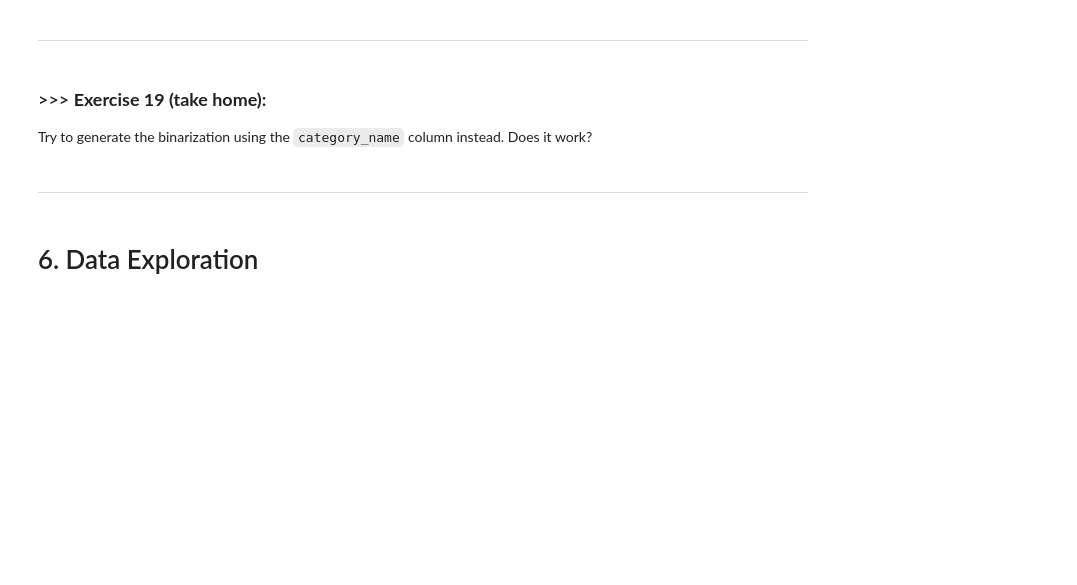
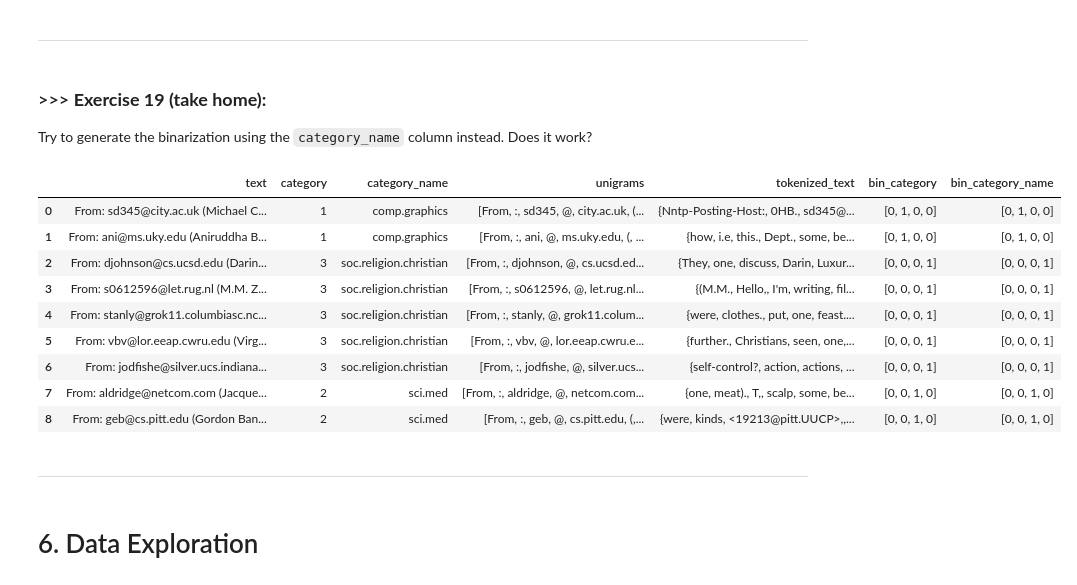
Before and after one commit to ArthurGII/Lab1_WINQWIST_Arthur, a Jupyter notebook: Copie_de_DM2025_Lab1_Master.ipynb, the cells around one changed output. Saved outputs shown, nothing was run; the diff lists cells and outputs as text; code cells hidden in the pictures; blank space fills up the shorter version.

```diff
--- a/Copie_de_DM2025_Lab1_Master.ipynb
+++ b/Copie_de_DM2025_Lab1_Master.ipynb
@@ -2136,3 +2225,22 @@ Try to generate the binarization using the `category_name` column instead. Does
+# %%
+# Answer here
+from sklearn import preprocessing
+
+mlb_name = preprocessing.LabelBinarizer()
+mlb_name.fit(X['category_name'])
+X['bin_category_name'] = mlb_name.transform(X['category_name']).tolist()
+X[0:9]
+# %% [output]
+|  | text | category | category_name | unigrams | tokenized_text | bin_category | bin_category_name |
+| 0 | From: sd345@city.ac.uk (Michael C... | 1 | comp.graphics | [From, :, sd345, @, city.ac.uk, (... | {Nntp-Posting-Host:, 0HB., sd345@... | [0, 1, 0, 0] | [0, 1, 0, 0] |
+| 1 | From: ani@ms.uky.edu (Aniruddha B... | 1 | comp.graphics | [From, :, ani, @, ms.uky.edu, (, ... | {how, i.e, this., Dept., some, be... | [0, 1, 0, 0] | [0, 1, 0, 0] |
+| 2 | From: djohnson@cs.ucsd.edu (Darin... | 3 | soc.religion.christian | [From, :, djohnson, @, cs.ucsd.ed... | {They, one, discuss, Darin, Luxur... | [0, 0, 0, 1] | [0, 0, 0, 1] |
+| 3 | From: s0612596@let.rug.nl (M.M. Z... | 3 | soc.religion.christian | [From, :, s0612596, @, let.rug.nl... | {(M.M., Hello,, I'm, writing, fil... | [0, 0, 0, 1] | [0, 0, 0, 1] |
+| 4 | From: stanly@grok11.columbiasc.nc... | 3 | soc.religion.christian | [From, :, stanly, @, grok11.colum... | {were, clothes., put, one, feast.... | [0, 0, 0, 1] | [0, 0, 0, 1] |
+| 5 | From: vbv@lor.eeap.cwru.edu (Virg... | 3 | soc.religion.christian | [From, :, vbv, @, lor.eeap.cwru.e... | {further., Christians, seen, one,... | [0, 0, 0, 1] | [0, 0, 0, 1] |
+| 6 | From: jodfishe@silver.ucs.indiana... | 3 | soc.religion.christian | [From, :, jodfishe, @, silver.ucs... | {self-control?, action, actions, ... | [0, 0, 0, 1] | [0, 0, 0, 1] |
+| 7 | From: aldridge@netcom.com (Jacque... | 2 | sci.med | [From, :, aldridge, @, netcom.com... | {one, meat)., T,, scalp, some, be... | [0, 0, 1, 0] | [0, 0, 1, 0] |
+| 8 | From: geb@cs.pitt.edu (Gordon Ban... | 2 | sci.med | [From, :, geb, @, cs.pitt.edu, (,... | {were, kinds, <19213@pitt.UUCP>,,... | [0, 0, 1, 0] | [0, 0, 1, 0] |
 # %% [markdown]
 ---
 # %% [markdown]
```
Also changed, not shown: parts of 56 cells of this notebook, 1 other file.
